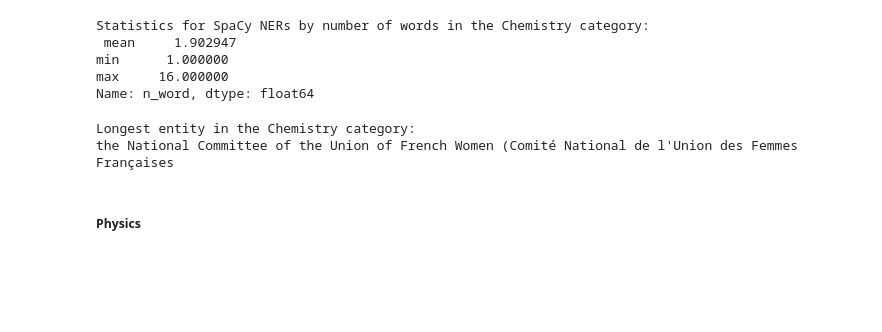
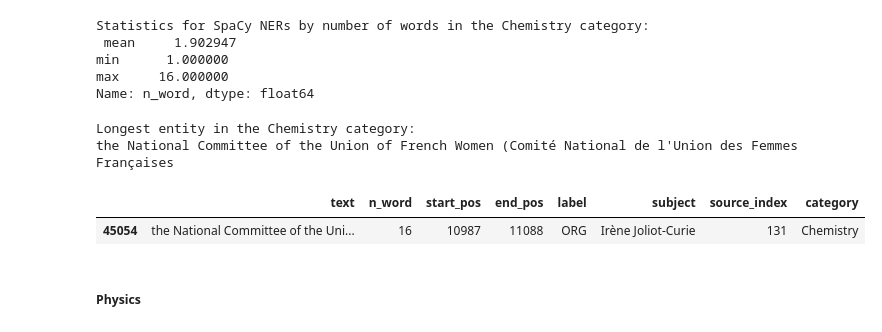
Before and after one commit to alberto-lorente/stir-fried-data, a Jupyter notebook: Part 2 - SpaCy and Stanza performance for NER/2.1 Named Entity Recognition/NER_Stats_comparison.ipynb, the cells around one changed output. Cells and saved outputs as stored; diff of their text form; code cells hidden in the pictures; blank space fills up the shorter version.

```diff
--- a/Part 2 - SpaCy and Stanza performance for NER/2.1 Named Entity Recognition/NER_Stats_comparison.ipynb
+++ b/Part 2 - SpaCy and Stanza performance for NER/2.1 Named Entity Recognition/NER_Stats_comparison.ipynb
@@ -127,6 +127,11 @@ for ent in max_words:
 # %% [output]
 Longest entity in the Chemistry category:
 the National Committee of the Union of French Women (Comité National de l'Union des Femmes Françaises
+# %%
+df_spacy_chemistry[df_spacy_chemistry["n_word"] >= 16]
+# %% [output]
+|  | text | n_word | start_pos | end_pos | label | subject | source_index | category |
+| 45054 | the National Committee of the Uni... | 16 | 10987 | 11088 | ORG | Irène Joliot-Curie | 131 | Chemistry |
 # %% [markdown]
 ##### Physics
 # %%
```
Also changed, not shown: parts of 4 cells of this notebook.
